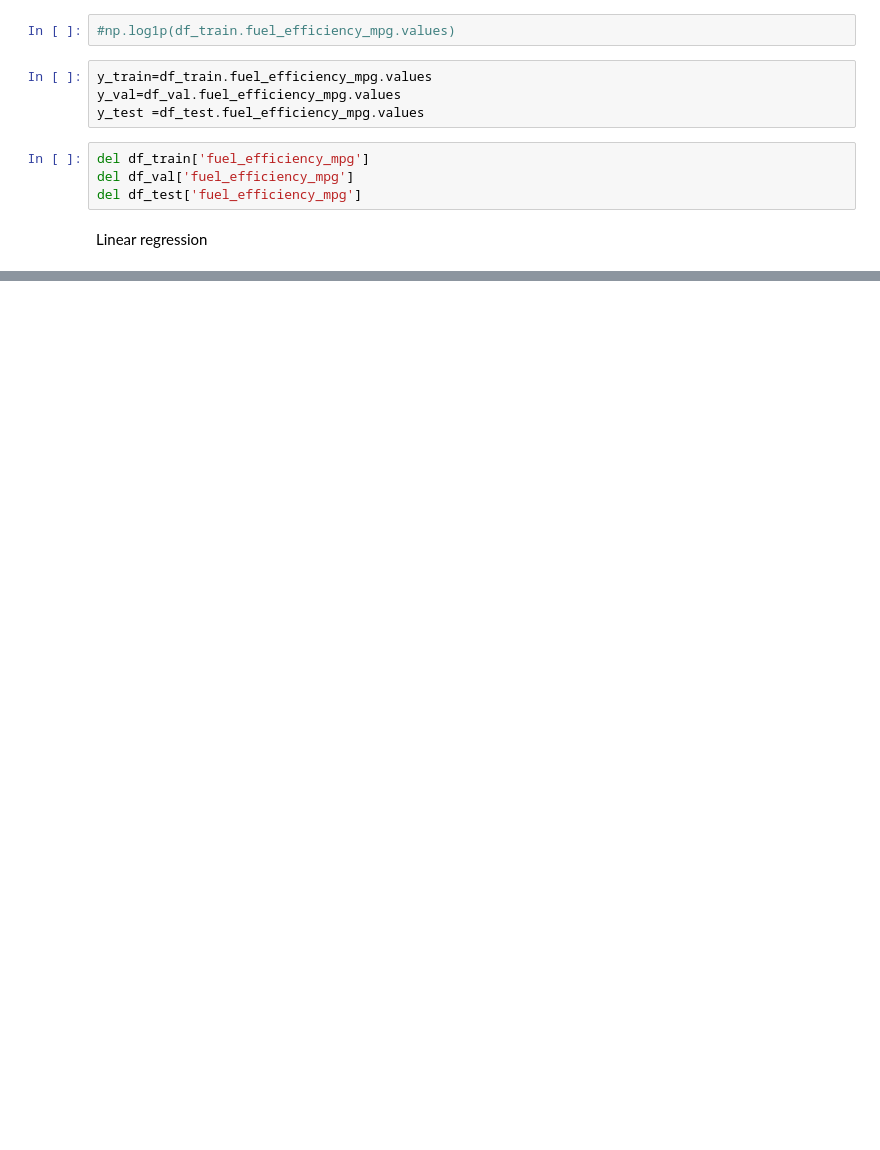
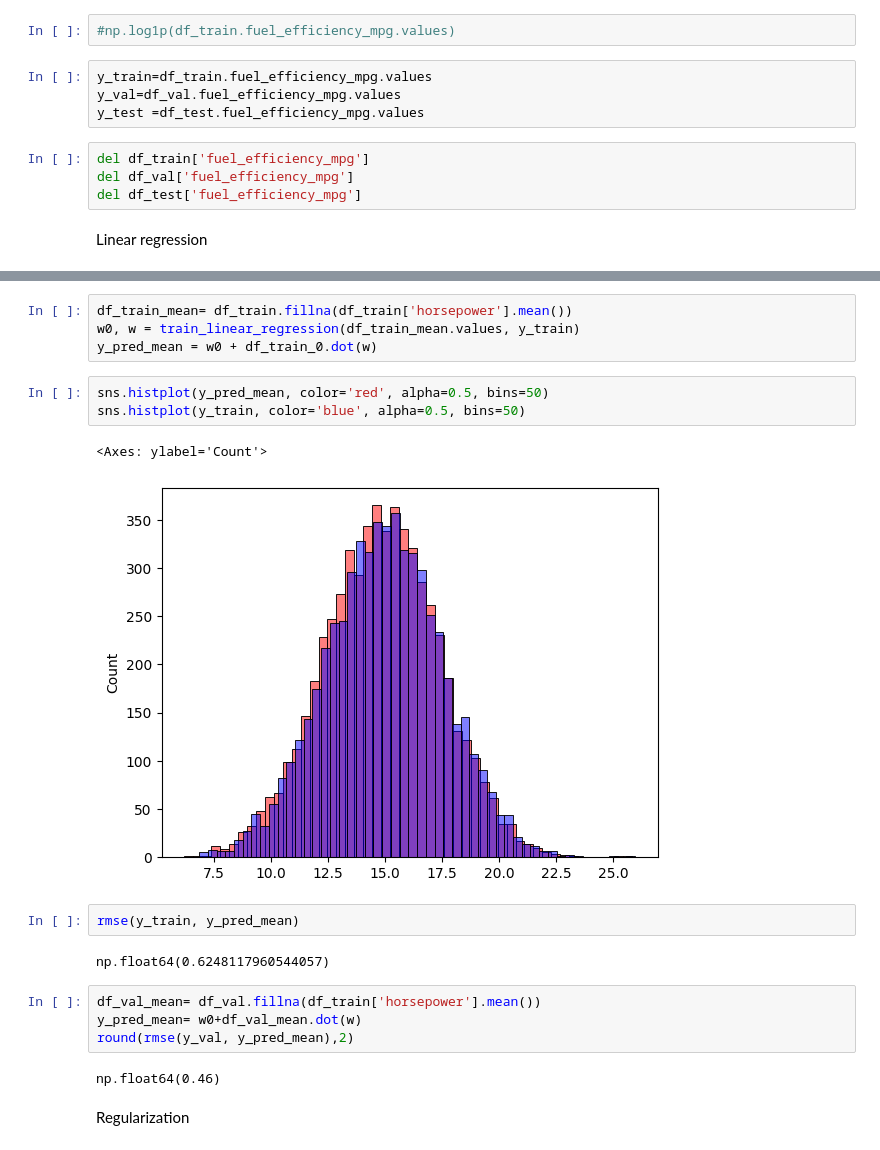
Before and after one commit to Maja0108/machine-learning-mlzoomcamp-homework, a Jupyter notebook: 02-homework/homework02.ipynb, the cells around one changed output, grey strips where cells are left out. Drawn from its saved outputs; the diff is of its cells as text; blank space fills up the shorter version.

```diff
--- a/02-homework/homework02.ipynb
+++ b/02-homework/homework02.ipynb
@@ -86,0 +136,22 @@ def linear_regression(xi):
+# %%
+df_train_mean= df_train.fillna(df_train['horsepower'].mean())
+w0, w = train_linear_regression(df_train_mean.values, y_train)
+y_pred_mean = w0 + df_train_0.dot(w)
+# %%
+sns.histplot(y_pred_mean, color='red', alpha=0.5, bins=50)
+sns.histplot(y_train, color='blue', alpha=0.5, bins=50)
+# %% [output]
+<Axes: ylabel='Count'>
+[figure, added]
+# %%
+rmse(y_train, y_pred_mean)
+# %% [output]
+np.float64(0.6248117960544057)
+# %%
+df_val_mean= df_val.fillna(df_train['horsepower'].mean())
+y_pred_mean= w0+df_val_mean.dot(w)
+round(rmse(y_val, y_pred_mean),2)
+# %% [output]
+np.float64(0.46)
+# %% [markdown]
+Regularization
```
Also changed, not shown: parts of 17 cells of this notebook.
